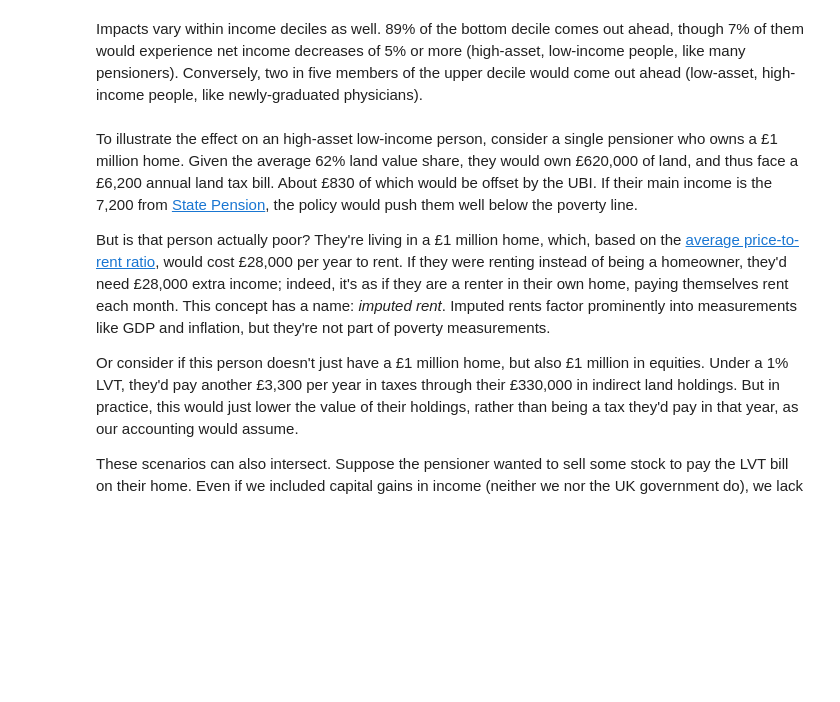
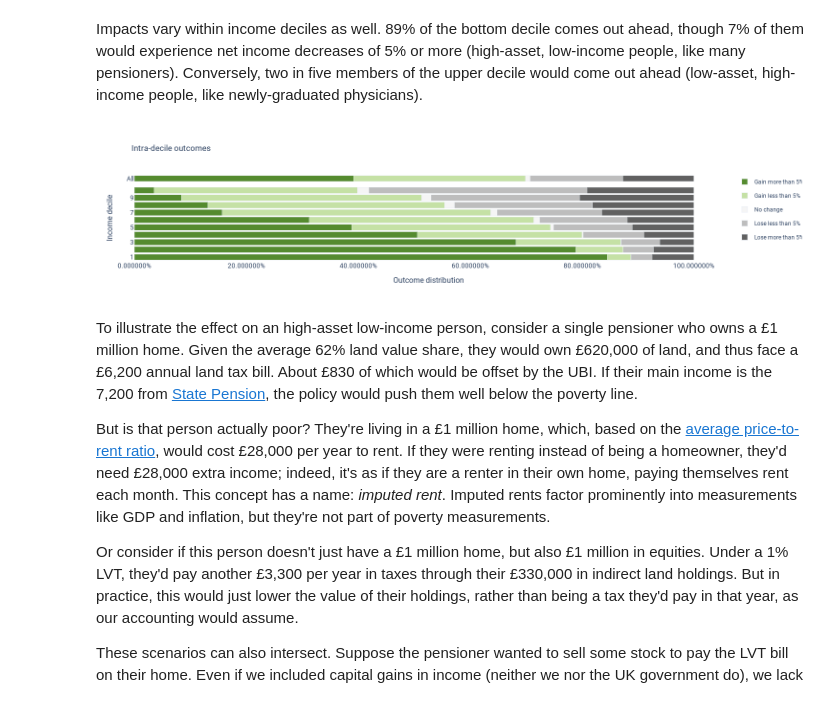
Before and after one commit to UBICenter/uk-lvt, a Jupyter notebook: website/post.ipynb, the cells around one changed output. Drawn from its saved outputs; the diff is of its cells as text; code cells hidden in the pictures; blank space fills up the shorter version.

```diff
--- a/website/post.ipynb
+++ b/website/post.ipynb
@@ -86,7 +93,9 @@ show_plot(charts["poverty_chart"], dict(yaxis_tickformat=".0%"))
 # %% [markdown]
 Impacts vary within income deciles as well. 89% of the bottom decile comes out ahead, though 7% of them would experience net income decreases of 5% or more (high-asset, low-income people, like many pensioners). Conversely, two in five members of the upper decile would come out ahead (low-asset, high-income people, like newly-graduated physicians).
 # %%
-show_plot(charts["intra_decile_chart"], dict(yaxis_dtick=1))
+show_plot(charts["intra_decile_chart"], dict(yaxis_tickformat=".0%", yaxis_dtick=1))
+# %% [output]
+[figure, added]
 # %% [markdown]
 To illustrate the effect on an high-asset low-income person, consider a single pensioner who owns a £1 million home. Given the average 62% land value share, they would own £620,000 of land, and thus face a £6,200 annual land tax bill.
 About £830 of which would be offset by the UBI.
```
Also changed, not shown: parts of 3 cells of this notebook.
